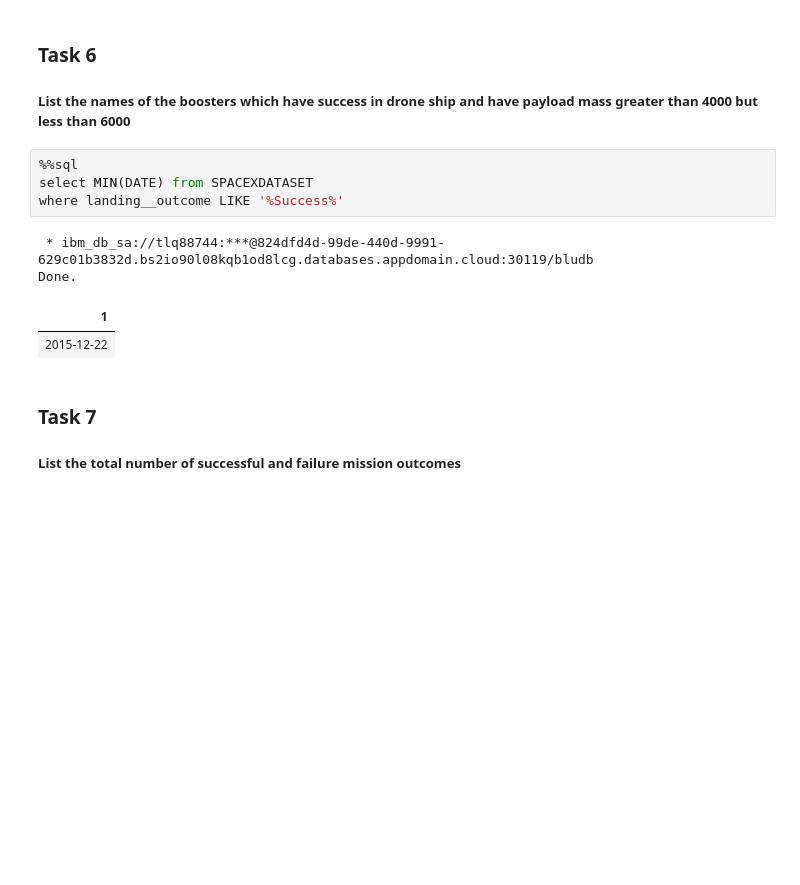
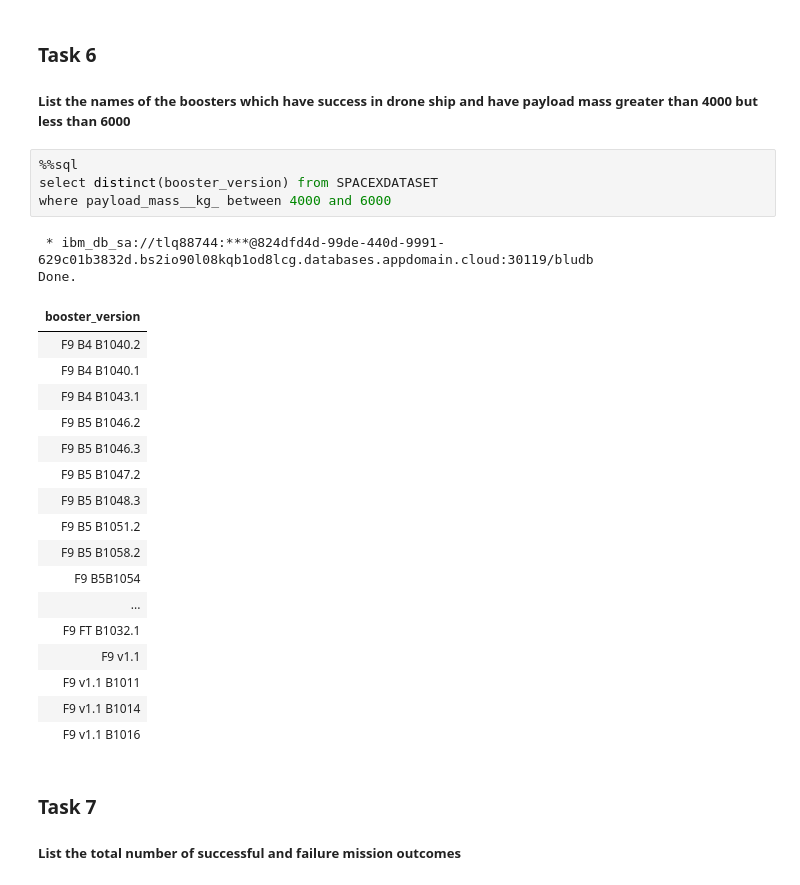
Before and after one commit to RikiSot/datascience-python, a Jupyter notebook: EDA with SQL.ipynb, the cells around one changed output. Cells and saved outputs as stored; diff of their text form; blank space fills up the shorter version.

```diff
--- a/EDA with SQL.ipynb
+++ b/EDA with SQL.ipynb
@@ -218,13 +218,28 @@ Done.
 ##### List the names of the boosters which have success in drone ship and have payload mass greater than 4000 but less than 6000
 # %%
 %%sql
-select MIN(DATE) from SPACEXDATASET
-where landing__outcome LIKE '%Success%'
+select distinct(booster_version) from SPACEXDATASET
+where payload_mass__kg_ between 4000 and 6000
 # %% [output]
  * ibm_db_sa://tlq88744:***@824dfd4d-99de-440d-9991-629c01b3832d.bs2io90l08kqb1od8lcg.databases.appdomain.cloud:30119/bludb
 Done.
-| 1 |
-| 2015-12-22 |
+| booster_version |
+| F9 B4 B1040.2 |
+| F9 B4 B1040.1 |
+| F9 B4 B1043.1 |
+| F9 B5 B1046.2 |
+| F9 B5 B1046.3 |
+| F9 B5 B1047.2 |
+| F9 B5 B1048.3 |
+| F9 B5 B1051.2 |
+| F9 B5 B1058.2 |
+| F9 B5B1054 |
+| ... |
+| F9 FT B1032.1 |
+| F9 v1.1 |
+| F9 v1.1 B1011 |
+| F9 v1.1 B1014 |
+| F9 v1.1 B1016 |
 # %% [markdown]
 ### Task 7
 
```
Also changed, not shown: parts of 2 cells of this notebook.
